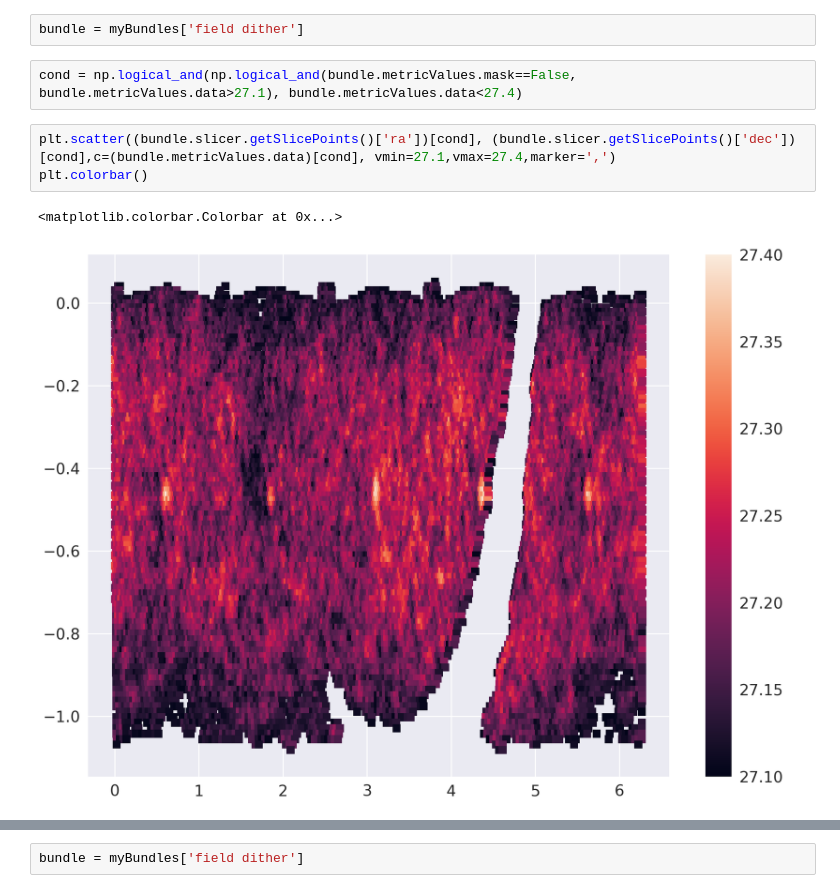
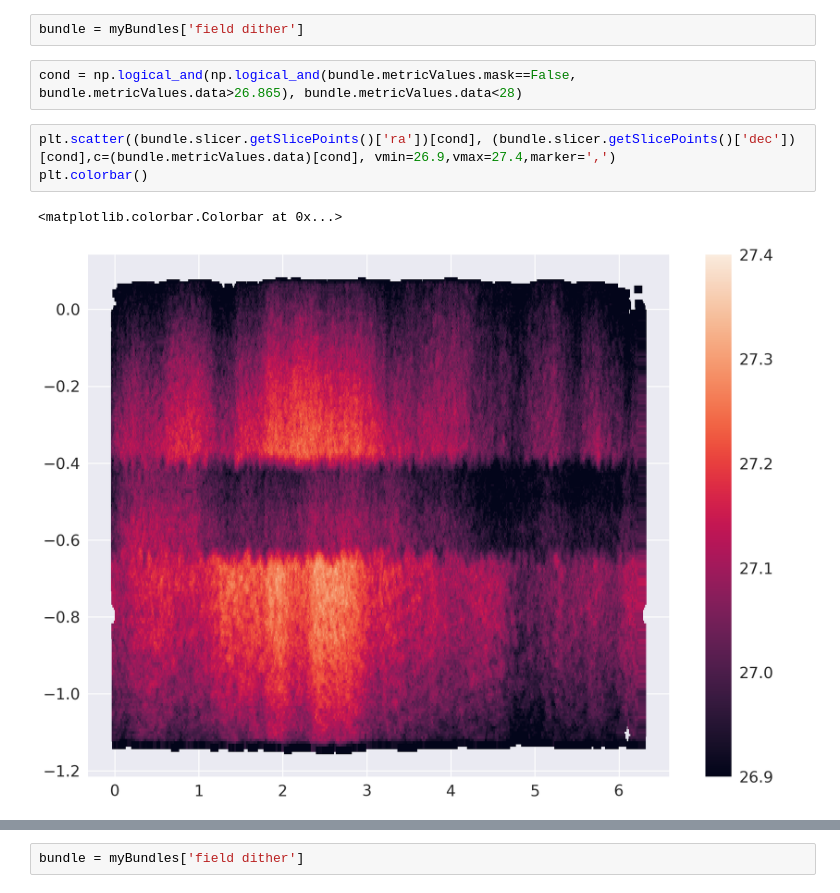
Before and after one commit to hsnee/lsstpsf, a Jupyter notebook: saveDitherPositions.ipynb, the cells around one changed output, grey strips where cells are left out. Drawn from its saved outputs; the diff is of its cells as text.

```diff
--- a/saveDitherPositions.ipynb
+++ b/saveDitherPositions.ipynb
@@ -48,10 +99,10 @@ Completed.
 # %%
 bundle = myBundles['field dither']
 # %%
-cond = np.logical_and(np.logical_and(bundle.metricValues.mask==False, bundle.metricValues.data>27.1), bundle.metricValues.data<27.4)
+cond = np.logical_and(np.logical_and(bundle.metricValues.mask==False, bundle.metricValues.data>26.865), bundle.metricValues.data<28)
 # %%
-plt.scatter((bundle.slicer.getSlicePoints()['ra'])[cond], (bundle.slicer.getSlicePoints()['dec'])[cond],c=(bundle.metricValues.data)[cond], vmin=27.1,vmax=27.4,marker=',')
+plt.scatter((bundle.slicer.getSlicePoints()['ra'])[cond], (bundle.slicer.getSlicePoints()['dec'])[cond],c=(bundle.metricValues.data)[cond], vmin=26.9,vmax=27.4,marker=',')
 plt.colorbar()
 # %% [output]
 <matplotlib.colorbar.Colorbar at 0x...>
-[figure, old version]
+[figure, new version]
```
Also changed, not shown: parts of 11 cells of this notebook, 1 other file.
